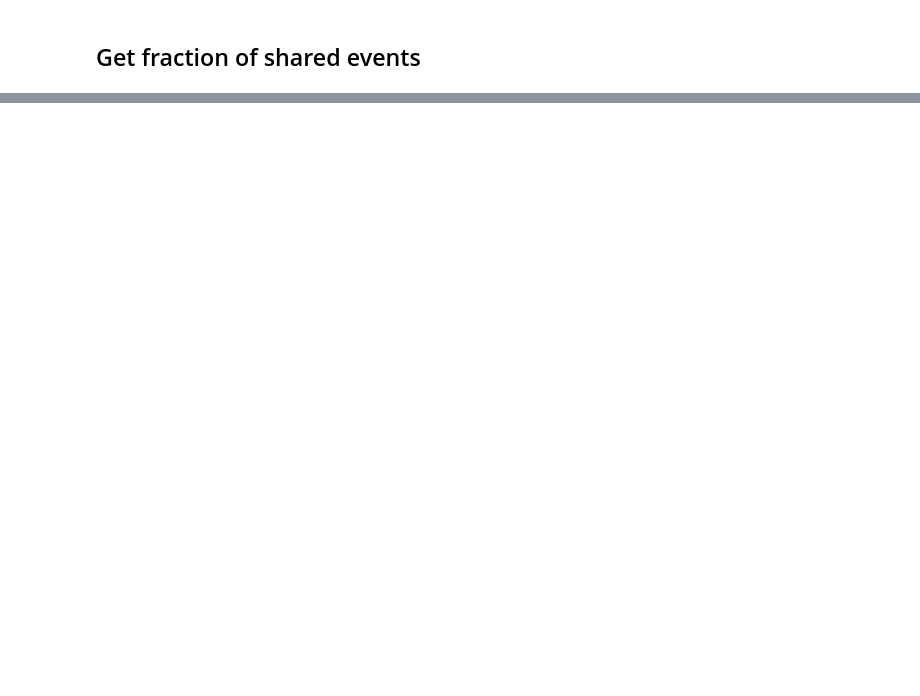
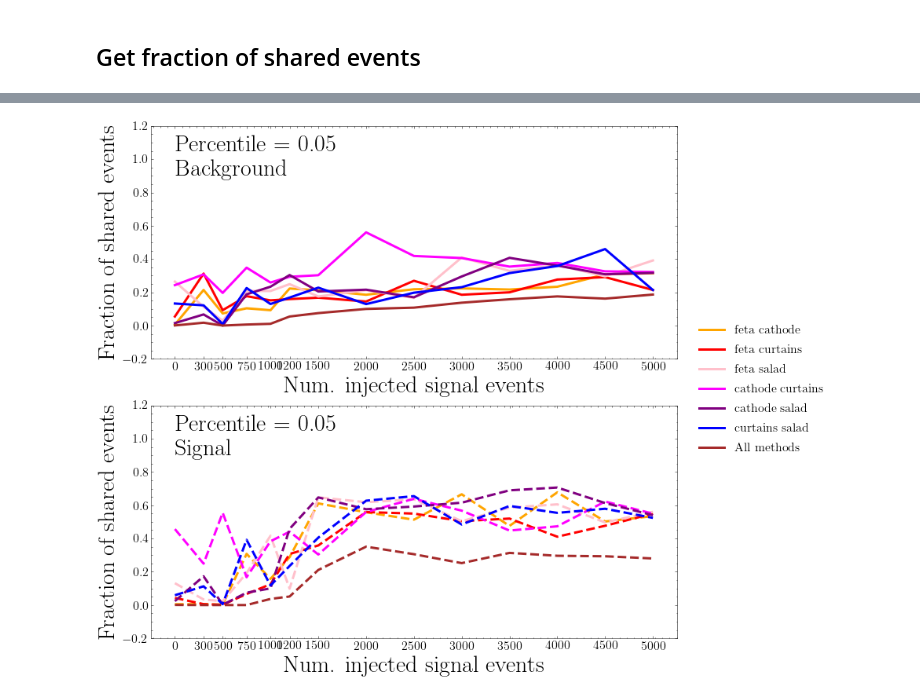
Before and after one commit to rmastand/FETA, a Jupyter notebook: analyze_scatterplot_all_synth.ipynb, the cells around one changed output, grey strips where cells are left out. Saved outputs shown, nothing was run; the diff lists cells and outputs as text; code cells hidden in the pictures; blank space fills up the shorter version.

```diff
--- a/analyze_scatterplot_all_synth.ipynb
+++ b/analyze_scatterplot_all_synth.ipynb
@@ -535,0 +572,91 @@ fig.savefig(f"paper_plots/unification_{num_signal_to_inject}.pdf", dpi = dpi)
+# %%
+percentiles = [0.005, 0.01, 0.05, 0.1, 0.2, 0.3, 0.4, 0.5, 0.6, 0.7, 0.8, 0.9, 1]
+
+fontsize = 30
+small_font = 16
+
+l = 3
+
+
+target_percentile = .05
+target_percentile_index = percentiles.index(target_percentile)
+
+
+
+
+
+
+loc_overlaps_bkg = {}
+loc_overlaps_sig = {}
+
+for i, id_1 in enumerate(synth_ids):
+    for j, id_2 in enumerate(synth_ids[i+1:]):
+        pair_id = id_1 + "_" + id_2
+        loc_overlaps_bkg[pair_id] = []
+        loc_overlaps_sig[pair_id] = []
+
+
+
+loc_all_overlap_bkg = []
+loc_all_overlap_sig = []
+
+
+for nn in num_signals_to_inject:
+
+    for i, id_1 in enumerate(synth_ids):
+        for j, id_2 in enumerate(synth_ids[i+1:]):
+            pair_id = id_1 + "_" + id_2
+
+
+            loc_overlaps_bkg[pair_id].append(pairs_overlap_bkg[pair_id][nn][target_percentile_index])
+            loc_overlaps_sig[pair_id].append(pairs_overlap_sig[pair_id][nn][target_percentile_index])
+
+
+    loc_all_overlap_bkg.append(all_overlap_bkg[nn][target_percentile_index])
+    loc_all_overlap_sig.append(all_overlap_sig[nn][target_percentile_index])
+
+fig, ax = plt.subplots(2, 1, figsize = (12, 12))
+
+k = 0
+for i, id_1 in enumerate(synth_ids):
+    for j, id_2 in enumerate(synth_ids[i+1:]):
+        pair_id = id_1 + "_" + id_2
+        plot_label = id_1 + " " + id_2
+
+
+        ax[0].plot(num_signals_to_inject, loc_overlaps_bkg[pair_id], label = f"{plot_label}", linewidth = l, color = colors[k])
+        ax[1].plot(num_signals_to_inject, loc_overlaps_sig[pair_id], label = f"{plot_label}", linewidth = l, color = colors[k], linestyle = "dashed")
+
+        k += 1
+
+
+ax[0].plot(num_signals_to_inject, loc_all_overlap_bkg, label = "All methods", linewidth = l, color = "brown")
+ax[1].plot(num_signals_to_inject, loc_all_overlap_sig,  label = "All methods", linewidth = l, color = "brown", linestyle = "dashed")
+
+
+
+ax[0].legend(fontsize = small_font, bbox_to_anchor=(1.3, .2))
+ax[0].set_ylim(-.2, 1.2)
+ax[0].set_xlabel("Num. injected signal events", fontsize = fontsize)
+ax[0].set_ylabel("Fraction of shared events", fontsize = fontsize)
+ax[0].set_xticks(ticks=num_signals_to_inject)
+ax[0].tick_params(axis='both', which='major', labelsize=small_font)
+ax[0].text(1.1, 0.9, f"Percentile = {target_percentile}\nBackground", fontsize = fontsize)
+
+
+ax[1].set_ylim(-.2, 1.2)
+ax[1].set_xlabel("Num. injected signal events", fontsize = fontsize)
+ax[1].set_ylabel("Fraction of shared events", fontsize = fontsize)
+ax[1].set_xticks(ticks=num_signals_to_inject)
+ax[1].tick_params(axis='both', which='major', labelsize=small_font)
+ax[1].text(1.1, 0.9, f"Percentile = {target_percentile}\nSignal", fontsize = fontsize)
+
+
+
+
+
+plt.show()
+
+fig.savefig(f"paper_plots/unification_percentile_{num_to_plot}.pdf", dpi = dpi)
+# %% [output]
+[figure, added]
```
Also changed, not shown: parts of 18 cells of this notebook.
